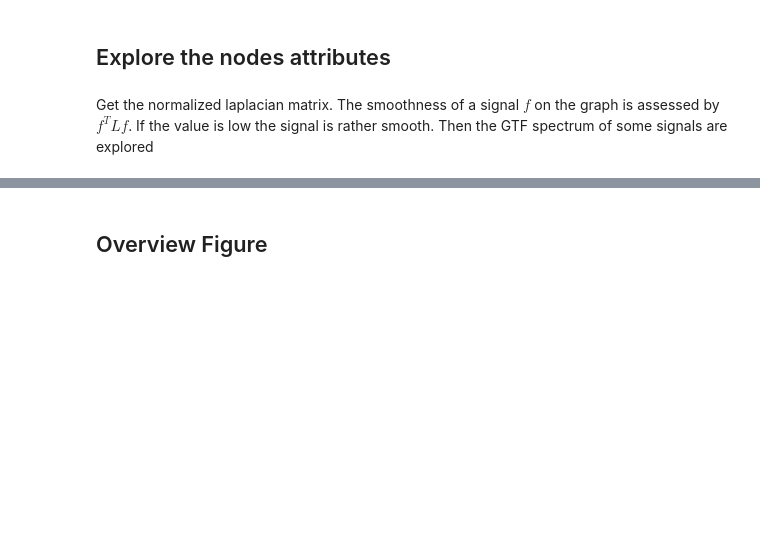
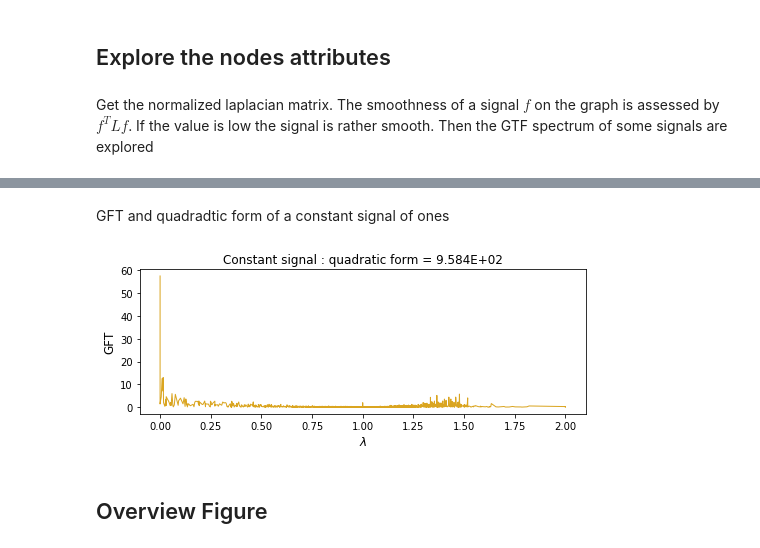
Before and after one commit to antoine-spahr/NTDS, a Jupyter notebook: Project/Graph_exploration.ipynb, the cells around one changed output, grey strips where cells are left out. Cells and saved outputs as stored; diff of their text form; code cells hidden in the pictures; blank space fills up the shorter version.

Commit message:
Quadratic form and GFT of a constant signal

```diff
--- a/Project/Graph_exploration.ipynb
+++ b/Project/Graph_exploration.ipynb
@@ -177,3 +178,17 @@ plt.show()
+# %% [markdown]
+GFT and quadradtic form of a constant signal of ones
+# %%
+fig, ax = plt.subplots(1,1, figsize=(7,3))
+signal = np.ones((G.number_of_nodes(),1))
+quad_form = get_quadratic_form(G_sp.L, signal)
+_ = signal_GFT(G_sp, signal, ax=ax, linewidth=1, color='Goldenrod')
+ax.set_title(r'Constant signal : quadratic form = {0:.3E}'.format(quad_form))
+ax.set_xlabel('$\lambda$', fontsize=12)
+ax.set_ylabel('GFT', fontsize=12)
+fig.tight_layout()
+plt.show()
+# %% [output]
+[figure, added]
 # %% [markdown]
 ## Overview Figure
 # %%
```
Also changed, not shown: parts of 4 cells of this notebook.
